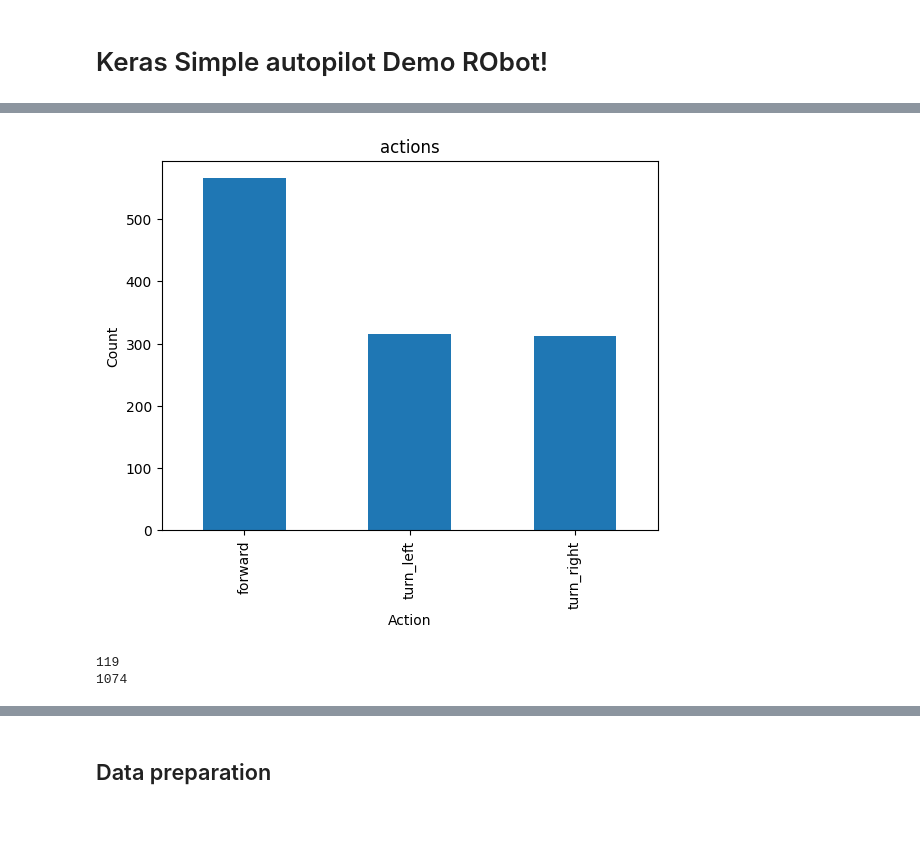
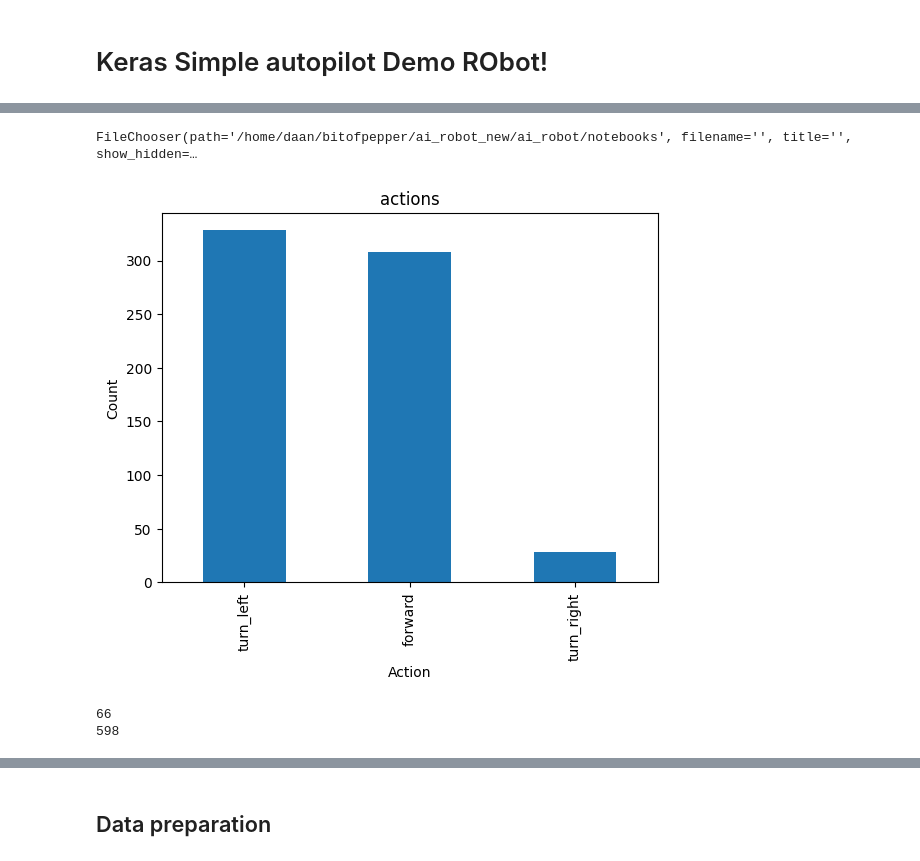
Before and after one commit to daanzap/ai_robot, a Jupyter notebook: notebooks/robot_auto_pilot_keras.ipynb, the cells around one changed output, grey strips where cells are left out. Cells and saved outputs as stored; diff of their text form; code cells hidden in the pictures; blank space fills up the shorter version.

```diff
--- a/notebooks/robot_auto_pilot_keras.ipynb
+++ b/notebooks/robot_auto_pilot_keras.ipynb
@@ -24,23 +19,30 @@ To enable the following instructions: AVX2 FMA, in other operations, rebuild Ten
+# %%
+fc = FileChooser()
+display(fc)
+# %% [output]
+FileChooser(path='/home/daan/bitofpepper/ai_robot_new/ai_robot/notebooks', filename='', title='', show_hidden=…
 # %%
 # prepare data
-data = pd.read_csv(os.path.join('..', 'source', 'logs', 'usable.log'))
+data = pd.read_csv(fc.selected)
 data.shape
 label_movement = data.columns[0]
 data = data[data[label_movement] != 'all_stop']
 data = data[data[label_movement] != 'backward']
+data = data[data[label_movement] != 'ping']
+
 data_forward_length =  data[data[label_movement] == 'forward'].shape[0]
 data_random_forward = data[data[label_movement] == 'forward'].sample(n=int(data_forward_length*0.9))
 data.drop(data_random_forward.index,inplace=True)
 data[label_movement].value_counts().plot(kind='bar')
 plt.title('actions')
 plt.xlabel('Action')
 plt.ylabel('Count')
 
 image_size = 64
 
 data = data.sample(frac=1).reset_index(drop=True)
 # %% [output]
-[figure, old version]
+[figure, new version]
 # %%
 # split into training and test data (10% test data)
 data_test = data.sample(n=int(data.shape[0]/10))
@@ -63,8 +65,8 @@ labels_test = conv_labels
 print(len(labels_test))
 print(len(labels))
 # %% [output]
-119
-1074
+66
+598
 # %%
 # convert image data
 train = data.drop([ label_movement],axis=1).values
```
Also changed, not shown: parts of 7 cells of this notebook, 3 other files.
